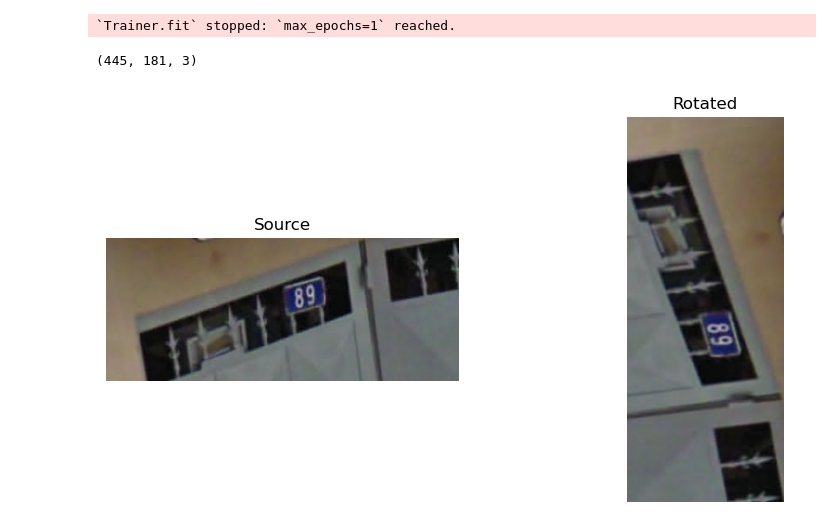
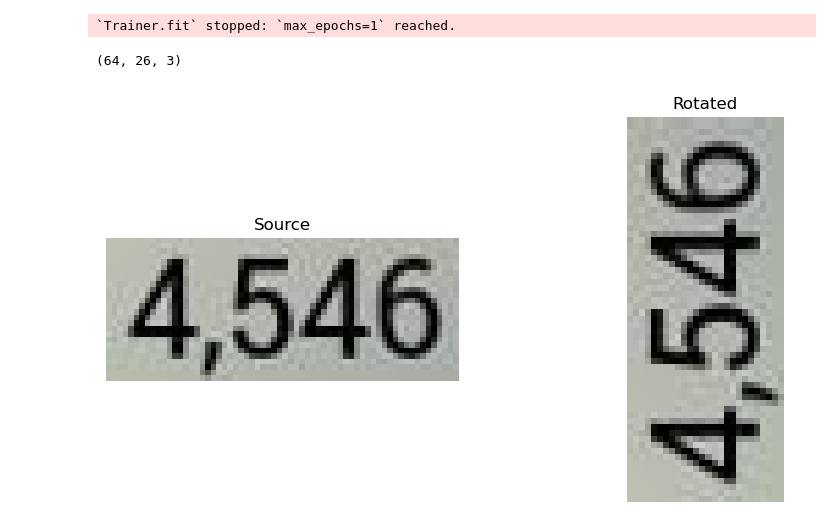
Before and after one commit to hadzhykhanov/cv_contest, a Jupyter notebook: notebooks/OCR.ipynb, the cells around one changed output. Saved outputs shown, nothing was run; the diff lists cells and outputs as text; code cells hidden in the pictures.

```diff
--- a/notebooks/OCR.ipynb
+++ b/notebooks/OCR.ipynb
@@ -559,7 +559,7 @@ import matplotlib.pyplot as plt
 import numpy as np
 
 # Загрузка изображения
-path = r"/Users/vladislavgadzihanov/all_ocr_dataset/street-view-house-numbers_24_180.png"
+path = r"/Users/vladislavgadzihanov/PycharmProjects/cv_contest/data/vk_made_ocr/train/train/49.jpg"
 
 def rotate_image(image, angle):
     (h, w) = image.shape[:2]
@@ -584,33 +584,33 @@ def rotate_image(image, angle):
     rotated = cv2.warpAffine(image, M, (nW, nH),
                              borderMode=cv2.INTER_LINEAR,
                              borderValue=tuple(border_color.tolist())
                             )
     return rotated
 
 # Загрузка изображения
 img = cv2.imread(path)
 
 # Задание угла поворота
-alpha = 270  # Например, угол поворота 45 градусов
+alpha = 90  # Например, угол поворота 45 градусов
 
 # Выполнение операции поворота
 rotated = rotate_image(img, alpha)
 print(rotated.shape)
 
 # Визуализация
 fig, axs = plt.subplots(1, 2, figsize=(10, 5))
 
 # Отображение исходного изображения
 axs[0].imshow(cv2.cvtColor(img, cv2.COLOR_BGR2RGB))
 axs[0].set_title('Source')
 axs[0].axis('off')
 
 # Отображение повернутого изображения
 axs[1].imshow(cv2.cvtColor(rotated, cv2.COLOR_BGR2RGB))
 axs[1].set_title('Rotated')
 axs[1].axis('off')
 
 plt.show()
 # %% [output]
-(445, 181, 3)
+(64, 26, 3)
-[figure, old version]
+[figure, new version]
```
Also changed, not shown: 7 other files.
